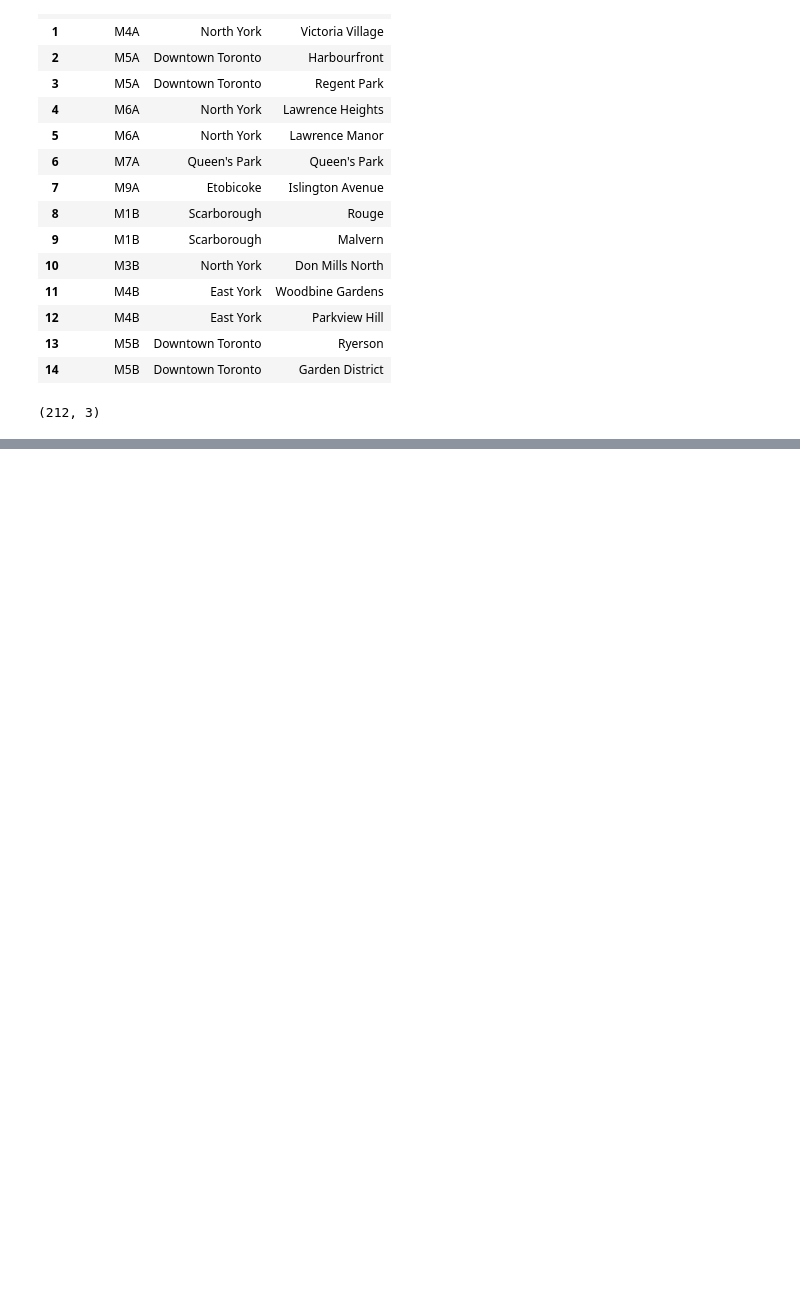
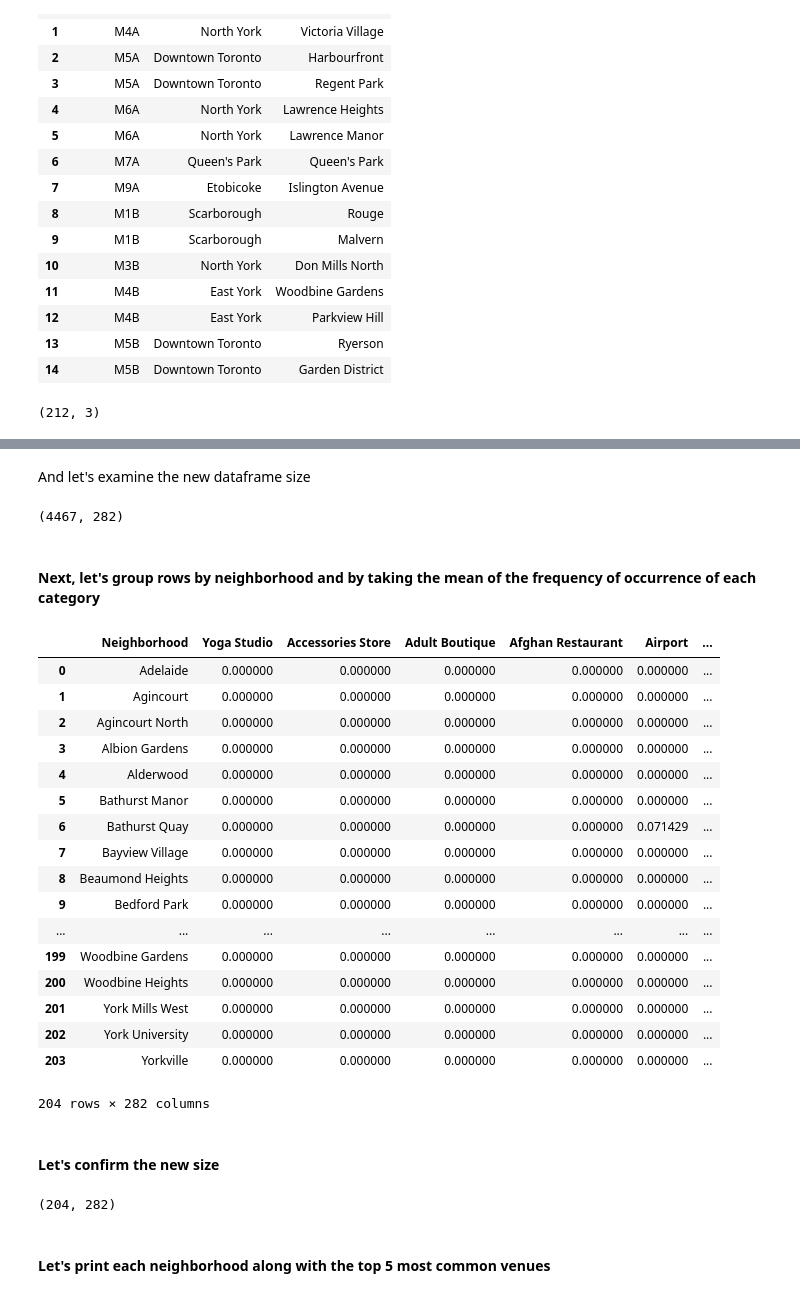
Before and after one commit to larrykiio/Coursera_Capstone, a Jupyter notebook: Clustering In Toronto.ipynb, the cells around one changed output, grey strips where cells are left out. Cells and saved outputs as stored; diff of their text form; code cells hidden in the pictures; blank space fills up the shorter version.

```diff
--- a/Clustering In Toronto.ipynb
+++ b/Clustering In Toronto.ipynb
@@ -166,0 +293,3 @@ df.shape
+# %%
+results = requests.get(url).json()
+results
@@ -166,0 +330,18 @@ df.shape
+# %%
+import json
+from pandas.io.json import json_normalize
+venues = results['response']['groups'][0]['items']
+
+nearby_venues = json_normalize(venues) # flatten JSON
+
+# filter columns
+filtered_columns = ['venue.name', 'venue.categories', 'venue.location.lat', 'venue.location.lng']
+nearby_venues =nearby_venues.loc[:, filtered_columns]
+
+# filter the category for each row
+nearby_venues['venue.categories'] = nearby_venues.apply(get_category_type, axis=1)
+
+# clean columns
+nearby_venues.columns = [col.split(".")[-1] for col in nearby_venues.columns]
+
+nearby_venues.head()
@@ -166,0 +403,5 @@ df.shape
+# %%
+Toronto_venues = getNearbyVenues(names=Postal_df['Neighborhood'],
+                                   latitudes=Postal_df['Latitude'],
+                                   longitudes=Postal_df['Longitude']
+                                  )
@@ -166,0 +471,12 @@ df.shape
+# %%
+# one hot encoding
+Toronto_onehot = pd.get_dummies(Toronto_venues[['Venue Category']], prefix="", prefix_sep="")
+
+# add neighborhood column back to dataframe
+Toronto_onehot['Neighborhood'] = Toronto_venues['Neighborhood']
+
+# move neighborhood column to the first column
+fixed_columns = [Toronto_onehot.columns[-1]] + list(Toronto_onehot.columns[:-1])
+Toronto_onehot = Toronto_onehot[fixed_columns]
+
+Toronto_onehot.head()
@@ -166,0 +491,38 @@ df.shape
+# %% [markdown]
+And let's examine the new dataframe size
+# %%
+Toronto_onehot.shape
+# %% [output]
+(4467, 282)
+# %% [markdown]
+#### Next, let's group rows by neighborhood and by taking the mean of the frequency of occurrence of each category
+# %%
+Toronto_grouped = Toronto_onehot.groupby('Neighborhood').mean().reset_index()
+Toronto_grouped
+# %% [output]
+|  | Neighborhood | Yoga Studio | Accessories Store | Adult Boutique | Afghan Restaurant | Airport | ... |
+| 0 | Adelaide | 0.000000 | 0.000000 | 0.000000 | 0.000000 | 0.000000 | ... |
+| 1 | Agincourt | 0.000000 | 0.000000 | 0.000000 | 0.000000 | 0.000000 | ... |
+| 2 | Agincourt North | 0.000000 | 0.000000 | 0.000000 | 0.000000 | 0.000000 | ... |
+| 3 | Albion Gardens | 0.000000 | 0.000000 | 0.000000 | 0.000000 | 0.000000 | ... |
+| 4 | Alderwood | 0.000000 | 0.000000 | 0.000000 | 0.000000 | 0.000000 | ... |
+| 5 | Bathurst Manor | 0.000000 | 0.000000 | 0.000000 | 0.000000 | 0.000000 | ... |
+| 6 | Bathurst Quay | 0.000000 | 0.000000 | 0.000000 | 0.000000 | 0.071429 | ... |
+| 7 | Bayview Village | 0.000000 | 0.000000 | 0.000000 | 0.000000 | 0.000000 | ... |
+| 8 | Beaumond Heights | 0.000000 | 0.000000 | 0.000000 | 0.000000 | 0.000000 | ... |
+| 9 | Bedford Park | 0.000000 | 0.000000 | 0.000000 | 0.000000 | 0.000000 | ... |
+| ... | ... | ... | ... | ... | ... | ... | ... |
+| 199 | Woodbine Gardens | 0.000000 | 0.000000 | 0.000000 | 0.000000 | 0.000000 | ... |
+| 200 | Woodbine Heights | 0.000000 | 0.000000 | 0.000000 | 0.000000 | 0.000000 | ... |
+| 201 | York Mills West | 0.000000 | 0.000000 | 0.000000 | 0.000000 | 0.000000 | ... |
+| 202 | York University | 0.000000 | 0.000000 | 0.000000 | 0.000000 | 0.000000 | ... |
+| 203 | Yorkville | 0.000000 | 0.000000 | 0.000000 | 0.000000 | 0.000000 | ... |
+204 rows × 282 columns
+# %% [markdown]
+#### Let's confirm the new size
+# %%
+Toronto_grouped.shape
+# %% [output]
+(204, 282)
+# %% [markdown]
+#### Let's print each neighborhood along with the top 5 most common venues
```
Also changed, not shown: parts of 64 cells of this notebook.
